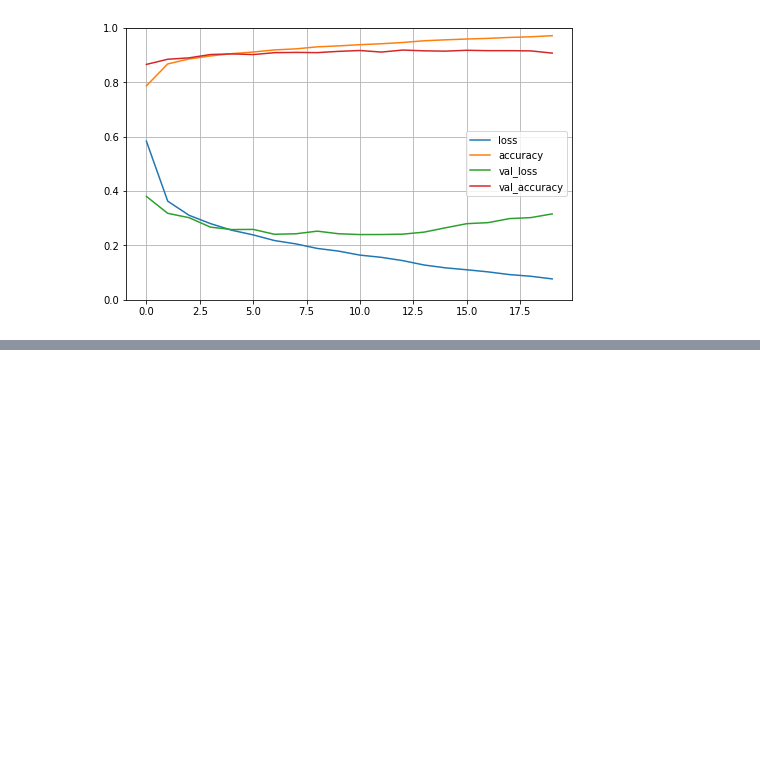
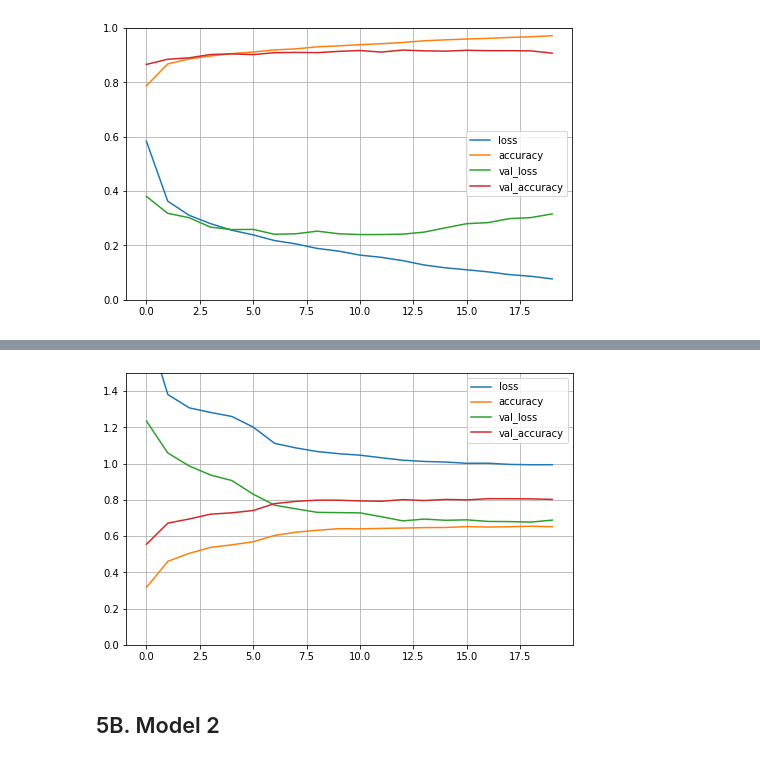
Before and after one commit to demelere/CNNs-for-Computer-Vision, a Jupyter notebook: 458_Assignment_2.ipynb, the cells around one changed output, grey strips where cells are left out. Saved outputs shown, nothing was run; the diff lists cells and outputs as text; code cells hidden in the pictures; blank space fills up the shorter version.

```diff
--- a/458_Assignment_2.ipynb
+++ b/458_Assignment_2.ipynb
@@ -753,0 +736,5 @@ plt.show()
+# %%
+# https://www.tensorflow.org/api_docs/python/tf/keras/datasets/fashion_mnist/load_data
+from tensorflow.keras.datasets import fashion_mnist
+(train_images, train_labels), (test_images, test_labels) = fashion_mnist.load_data()
+train_images.shape, test_images.shape, test_labels.shape, test_labels.shape
@@ -753,0 +743,11 @@ plt.show()
+# %%
+# We transform it into a float32 array of shape (60000, 28 * 28) with values between 0 and 1.
+train_images = train_images.reshape((60000, 28 * 28))
+train_images = train_images.astype('float32') / 255
+
+test_images = test_images.reshape((10000, 28 * 28))
+test_images = test_images.astype('float32') / 255
+
+# Create validation data
+val_images, train_images = train_images[:5000], train_images[5000:]
+val_labels, train_labels = train_labels[:5000], train_labels[5000:]
@@ -753,0 +756,10 @@ plt.show()
+# %%
+model_1do = models.Sequential()
+# model_1do.add(layers.Flatten(input_shape=[28, 28]))
+model_1do.add(layers.Dense(5, activation='relu', input_shape=(28 * 28,)))
+model_1do.add(layers.Dropout(0.2))
+model_1do.add(layers.Dense(10, activation='softmax'))
+
+model_1do.compile(optimizer='adam', loss='sparse_categorical_crossentropy', metrics=['accuracy'])
+
+model_1do.summary()
@@ -753,0 +781,9 @@ plt.show()
+# %%
+train_rt = TrainRuntimeCallback()
+history = model_1do.fit(train_images, train_labels, callbacks=[train_rt], epochs=20, batch_size=100, validation_data=(val_images, val_labels))
+
+# Saving models locally after fitting
+save_dir = "results/"
+model_name = 'fashion_mnist_model_1do.h5'
+# model_path = os.path.join(save_dir, model_name)
+print('--------------------------')
@@ -753,0 +841,10 @@ plt.show()
+# %%
+# Plot learning curves for model
+pd.DataFrame(history.history).plot(figsize=(8, 5))
+plt.grid(True)
+plt.gca().set_ylim(0, 1.5) # set the vertical range to [0-1]
+plt.show()
+# %% [output]
+[figure, added]
+# %% [markdown]
+## 5B. Model 2
```
Also changed, not shown: parts of 43 cells of this notebook.
